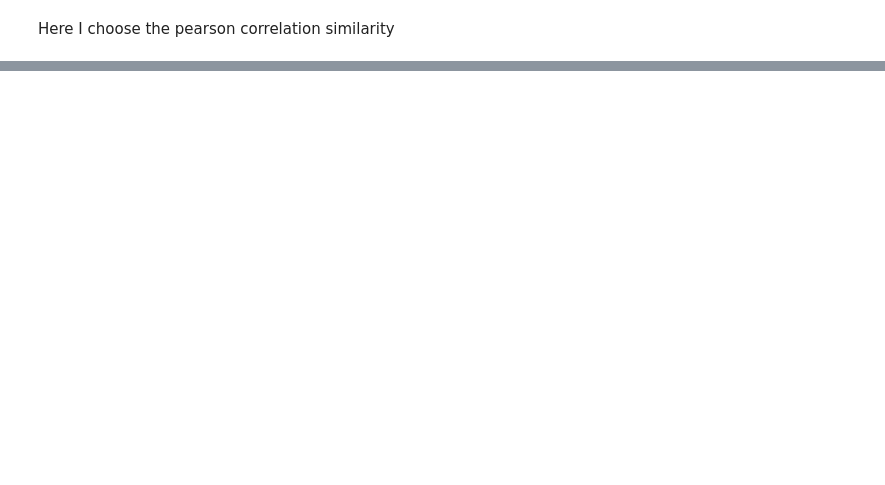
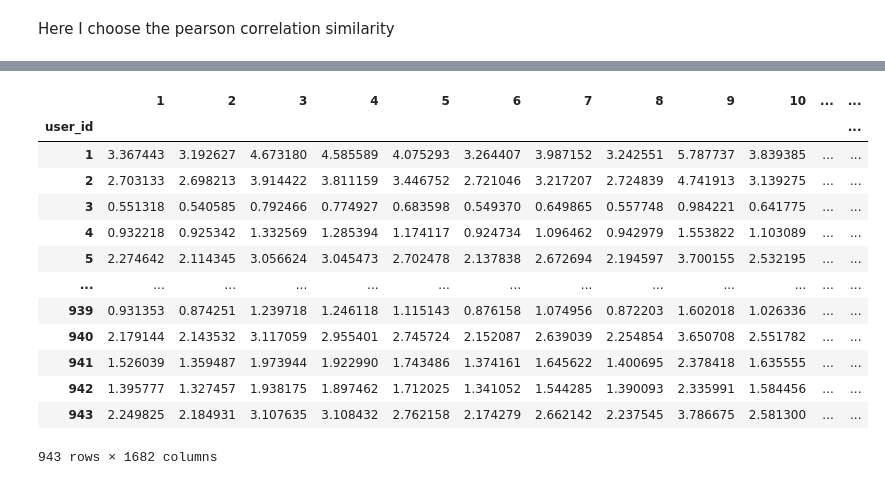
Before and after one commit to abhi8893/Intensive-DataScience, a Jupyter notebook: projects/MovieRecommendation/Collaborative Filtering.ipynb, the cells around one changed output, grey strips where cells are left out. Drawn from its saved outputs; the diff is of its cells as text; code cells hidden in the pictures; blank space fills up the shorter version.

```diff
--- a/projects/MovieRecommendation/Collaborative Filtering.ipynb
+++ b/projects/MovieRecommendation/Collaborative Filtering.ipynb
@@ -115,0 +165,17 @@ user_sim
+# %%
+user_sim.dot(X_umf)/abs(user_sim).sum(axis=)
+# %% [output]
+|  | 1 | 2 | 3 | 4 | 5 | 6 | 7 | 8 | 9 | 10 | ... | ... |
+| user_id |  |  |  |  |  |  |  |  |  |  |  | ... |
+| 1 | 3.367443 | 3.192627 | 4.673180 | 4.585589 | 4.075293 | 3.264407 | 3.987152 | 3.242551 | 5.787737 | 3.839385 | ... | ... |
+| 2 | 2.703133 | 2.698213 | 3.914422 | 3.811159 | 3.446752 | 2.721046 | 3.217207 | 2.724839 | 4.741913 | 3.139275 | ... | ... |
+| 3 | 0.551318 | 0.540585 | 0.792466 | 0.774927 | 0.683598 | 0.549370 | 0.649865 | 0.557748 | 0.984221 | 0.641775 | ... | ... |
+| 4 | 0.932218 | 0.925342 | 1.332569 | 1.285394 | 1.174117 | 0.924734 | 1.096462 | 0.942979 | 1.553822 | 1.103089 | ... | ... |
+| 5 | 2.274642 | 2.114345 | 3.056624 | 3.045473 | 2.702478 | 2.137838 | 2.672694 | 2.194597 | 3.700155 | 2.532195 | ... | ... |
+| ... | ... | ... | ... | ... | ... | ... | ... | ... | ... | ... | ... | ... |
+| 939 | 0.931353 | 0.874251 | 1.239718 | 1.246118 | 1.115143 | 0.876158 | 1.074956 | 0.872203 | 1.602018 | 1.026336 | ... | ... |
+| 940 | 2.179144 | 2.143532 | 3.117059 | 2.955401 | 2.745724 | 2.152087 | 2.639039 | 2.254854 | 3.650708 | 2.551782 | ... | ... |
+| 941 | 1.526039 | 1.359487 | 1.973944 | 1.922990 | 1.743486 | 1.374161 | 1.645622 | 1.400695 | 2.378418 | 1.635555 | ... | ... |
+| 942 | 1.395777 | 1.327457 | 1.938175 | 1.897462 | 1.712025 | 1.341052 | 1.544285 | 1.390093 | 2.335991 | 1.584456 | ... | ... |
+| 943 | 2.249825 | 2.184931 | 3.107635 | 3.108432 | 2.762158 | 2.174279 | 2.662142 | 2.237545 | 3.786675 | 2.581300 | ... | ... |
+943 rows × 1682 columns
```
Also changed, not shown: parts of 35 cells of this notebook.
